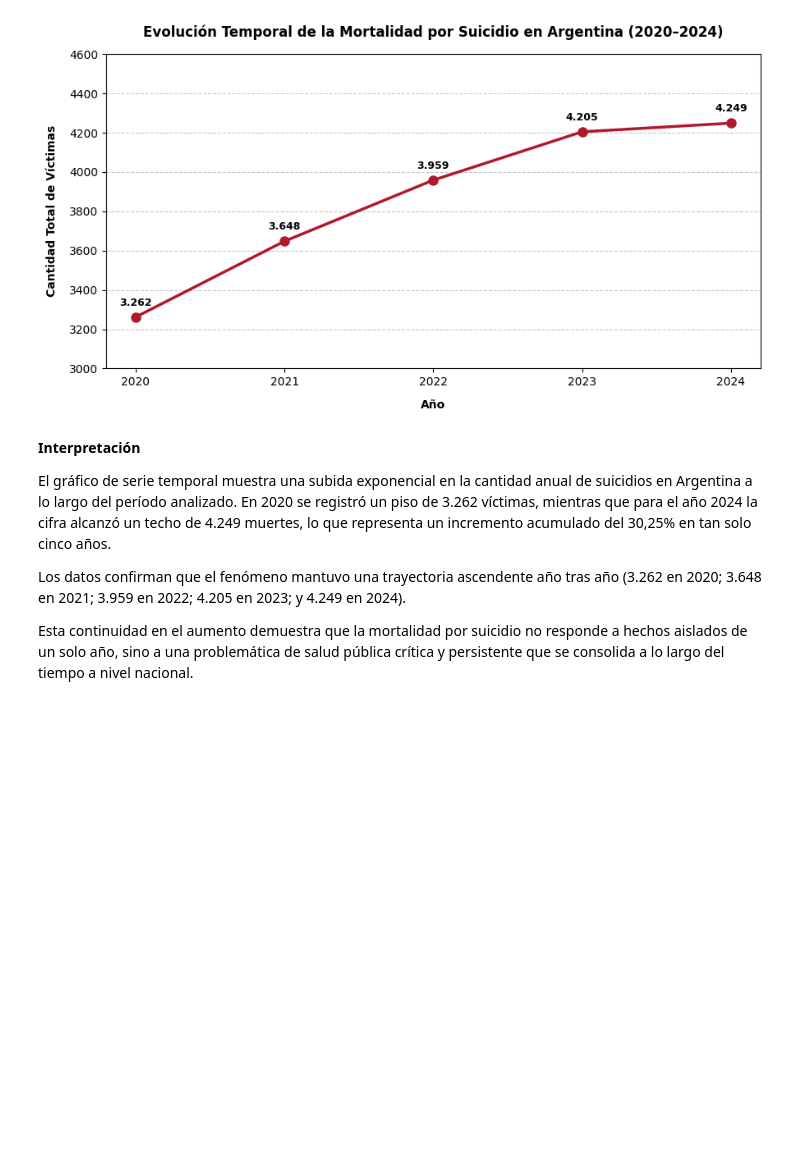
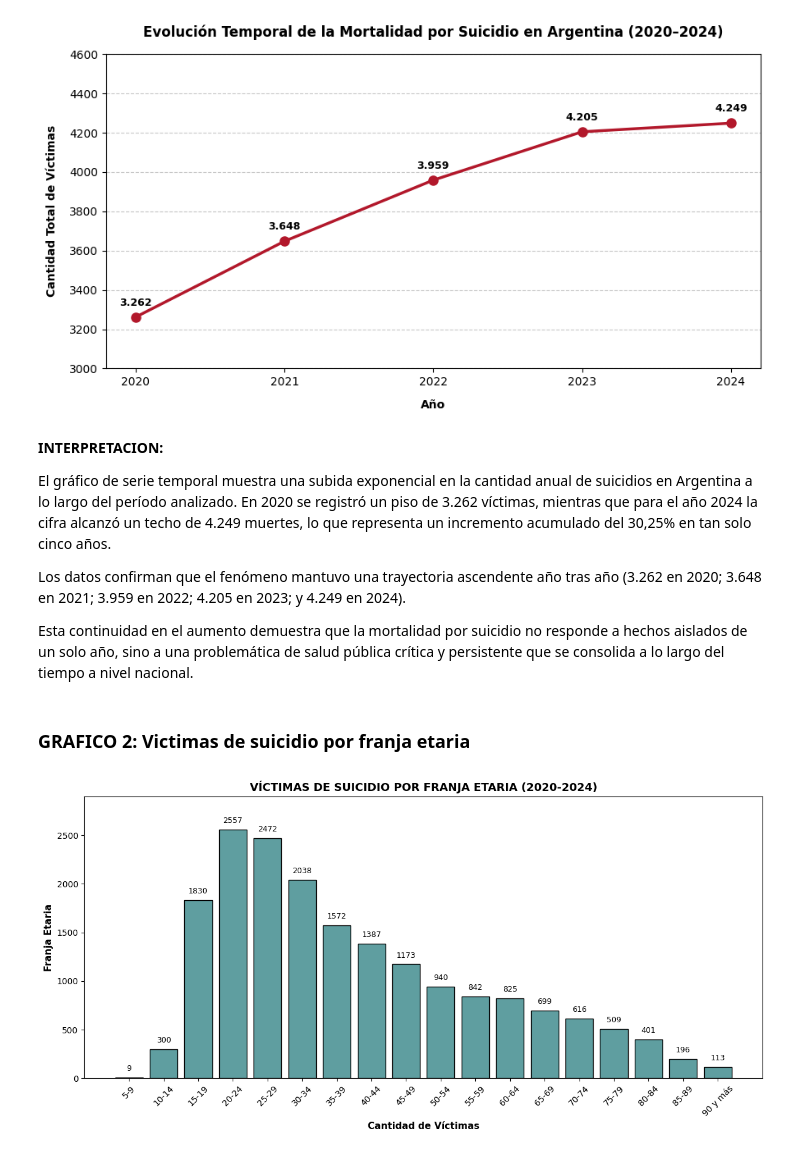
Before and after one commit to fce-laboratoriotp/tp-labo, a Jupyter notebook: notebook_prueba.ipynb, the cells around one changed output. Drawn from its saved outputs; the diff is of its cells as text; code cells hidden in the pictures; blank space fills up the shorter version.

Commit message:
agrego grafico de barras de suicidios por edad y su interpretación

```diff
--- a/notebook_prueba.ipynb
+++ b/notebook_prueba.ipynb
@@ -610,10 +610,36 @@ plt.show()
 # %% [output]
 [figure]
 # %% [markdown]
-**Interpretación**
+**INTERPRETACION:**
 
 El gráfico de serie temporal muestra una subida exponencial en la cantidad anual de suicidios en Argentina a lo largo del período analizado. En 2020 se registró un piso de 3.262 víctimas, mientras que para el año 2024 la cifra alcanzó un techo de 4.249 muertes, lo que representa un incremento acumulado del 30,25% en tan solo cinco años.
 
 Los datos confirman que el fenómeno mantuvo una trayectoria ascendente año tras año (3.262 en 2020; 3.648 en 2021; 3.959 en 2022; 4.205 en 2023; y 4.249 en 2024).
 
 Esta continuidad en el aumento demuestra que la mortalidad por suicidio no responde a hechos aislados de un solo año, sino a una problemática de salud pública crítica y persistente que se consolida a lo largo del tiempo a nivel nacional.
+# %% [markdown]
+### **GRAFICO 2: Victimas de suicidio por franja etaria**
+# %%
+#1. creamos la figura
+plt.figure(figsize=(12,6))
+
+#2. armamos un grafico de barras simple
+plt.bar(conteo_edad["suicida_tr_edad"], conteo_edad["total_victimas"], color="cadetblue", edgecolor="black")
+
+#3. Titulos y etiquetas
+plt.title("VÍCTIMAS DE SUICIDIO POR FRANJA ETARIA (2020-2024)", fontsize=13, fontweight="bold")
+plt.ylabel("Franja Etaria", fontsize=11, fontweight="bold")
+plt.xlabel("Cantidad de Víctimas", fontsize=11, fontweight="bold")
+plt.ylim(0,2900)
+
+#4. Agregamos el número exacto en cada barra
+for x,y in zip(conteo_edad["suicida_tr_edad"], conteo_edad["total_victimas"]):
+    plt.text(x,y + 50, str(int(y)), ha="center", va="bottom", fontsize=9)
+
+#5. Rotamos los nombres de los ejes para que se lean bien
+plt.xticks(rotation=45)
+
+plt.tight_layout()
+plt.show()
+# %% [output]
+[figure, added]
```
Also changed, not shown: parts of 3 cells of this notebook.
